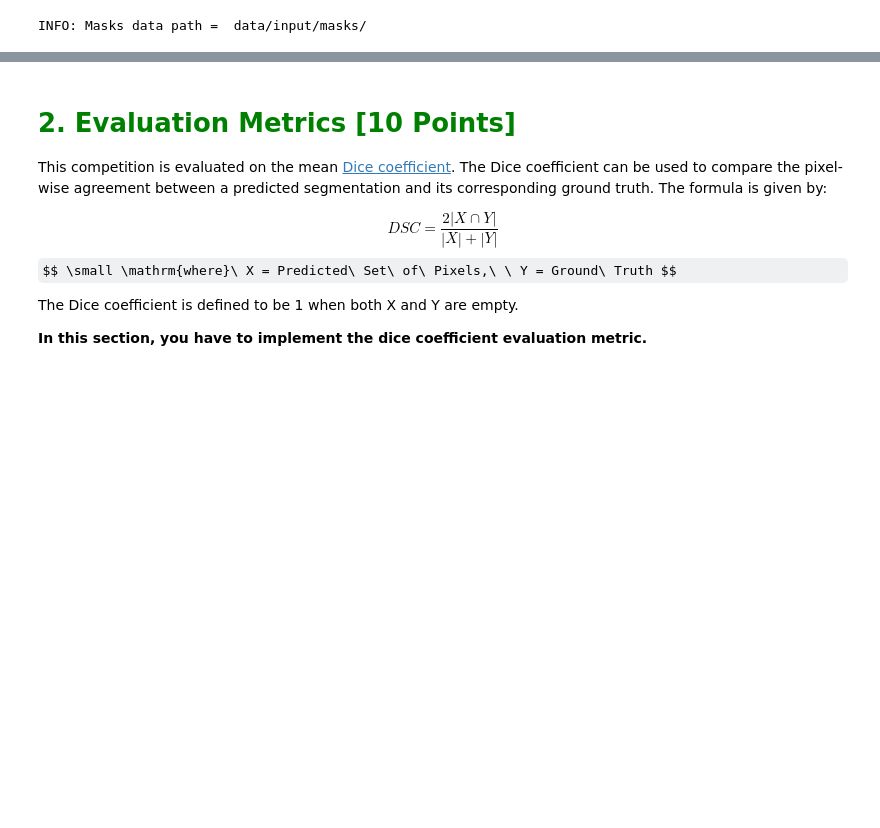
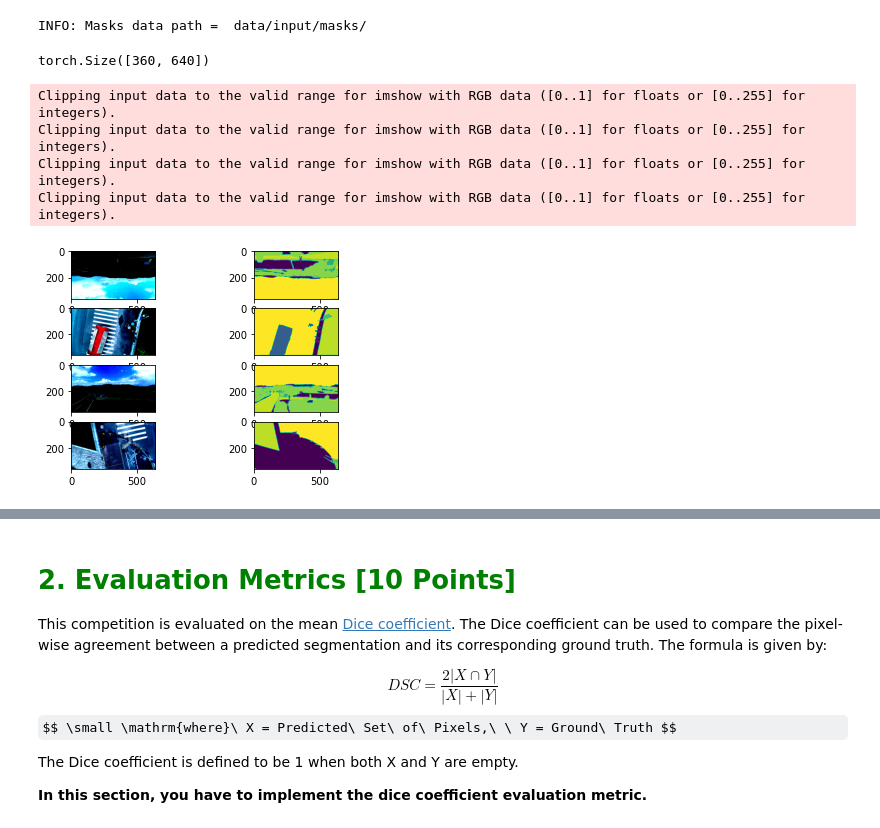
Before and after one commit to amitkayal/opencv_course, a Jupyter notebook: courses/dl_pytorch/projects/project_4/semantic_segmentation.ipynb, the cells around one changed output, grey strips where cells are left out. Drawn from its saved outputs; the diff is of its cells as text; code cells hidden in the pictures; some formulas as TeX source; blank space fills up the shorter version.

Commit message:
OpenCV Courses: DL Pytorch: Project 4: Added DataSet Class.

```diff
--- a/courses/dl_pytorch/projects/project_4/semantic_segmentation.ipynb
+++ b/courses/dl_pytorch/projects/project_4/semantic_segmentation.ipynb
@@ -247,3 +251,7 @@ masks_data = os.path.join(data_config.input_data,
 print("INFO: Masks data path = ", masks_data)
 # %% [output]
 INFO: Masks data path =  data/input/masks/
+# %%
+# Mean and standard deviation for resnet
+mean = [0.485, 0.456, 0.406]
+std = [0.229, 0.224, 0.225]
@@ -249,0 +356,9 @@ INFO: Masks data path =  data/input/masks/
+# %%
+train_dataset = SegmentDataset(df = train_df,
+                               images_path = images_data,
+                               train_valid_test = 'train',
+                               masks_path = masks_data)
+valid_dataset = SegmentDataset(df = valid_df,
+                               images_path = images_data,
+                               train_valid_test = 'valid',
+                               masks_path = masks_data)
@@ -250,3 +379,45 @@ INFO: Masks data path =  data/input/masks/
+# %%
+img1, msk1 = train_dataset.__getitem__(100)
+img2, msk2 = train_dataset.__getitem__(200)
+img3, msk3 = train_dataset.__getitem__(400)
+img4, msk4 = valid_dataset.__getitem__(100)
+
+msk4.shape
+# %% [output]
+torch.Size([360, 640])
+# %%
+plt.figure()
+plt.subplot(4,2,1)
+plt.imshow(np.transpose(img1,(1,2,0)))
+plt.subplot(4,2,3)
+plt.imshow(np.transpose(img2,(1,2,0)))
+plt.subplot(4,2,5)
+plt.imshow(np.transpose(img3,(1,2,0)))
+plt.subplot(4,2,7)
+plt.imshow(np.transpose(img4,(1,2,0)))
+
+
+plt.subplot(4,2,2)
+plt.imshow(np.reshape(msk1,(data_config.image_re_size_width,
+                                              data_config.image_re_size_height)))
+plt.subplot(4,2,4)
+plt.imshow(np.reshape(msk2,(data_config.image_re_size_width,
+                                              data_config.image_re_size_height)))
+plt.subplot(4,2,6)
+plt.imshow(np.reshape(msk3,(data_config.image_re_size_width,
+                                              data_config.image_re_size_height)))
+plt.subplot(4,2,8)
+plt.imshow(np.reshape(msk4,(data_config.image_re_size_width,
+                                              data_config.image_re_size_height)))
+
+
+plt.show()
+# %% [output]
+Clipping input data to the valid range for imshow with RGB data ([0..1] for floats or [0..255] for integers).
+Clipping input data to the valid range for imshow with RGB data ([0..1] for floats or [0..255] for integers).
+Clipping input data to the valid range for imshow with RGB data ([0..1] for floats or [0..255] for integers).
+Clipping input data to the valid range for imshow with RGB data ([0..1] for floats or [0..255] for integers).
+[figure, added]
 # %% [markdown]
 ## <font style="color:green">1.2. Visualize dataset [3 Points]</font>
 
```
Also changed, not shown: parts of 8 cells of this notebook.
